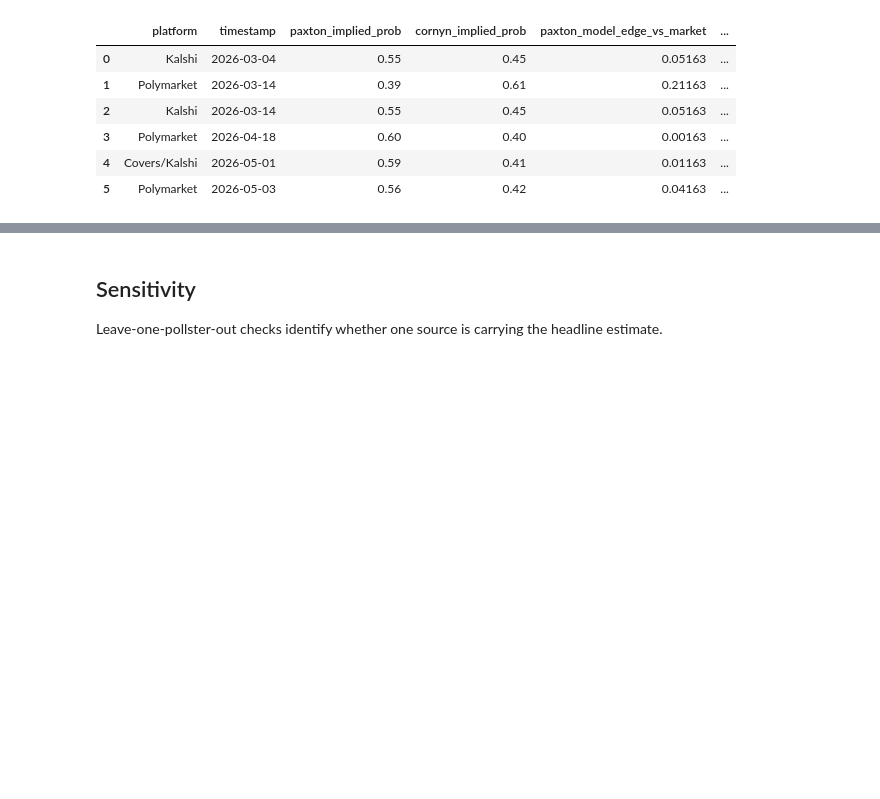
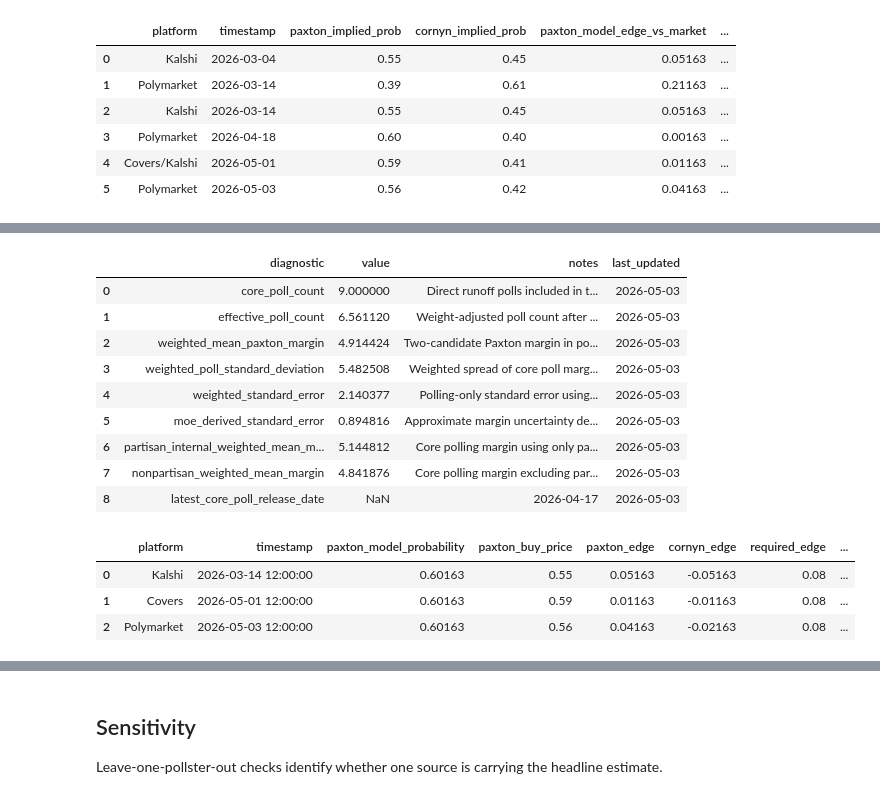
Before and after one commit to snailpop1/2026-Texas-GOP-Senate-Primary-Predictor, a Jupyter notebook: notebooks/tx_gop_senate_runoff_model.ipynb, the cells around one changed output, grey strips where cells are left out. Drawn from its saved outputs; the diff is of its cells as text; code cells hidden in the pictures; blank space fills up the shorter version.

```diff
--- a/notebooks/tx_gop_senate_runoff_model.ipynb
+++ b/notebooks/tx_gop_senate_runoff_model.ipynb
@@ -192,0 +200,24 @@ markets[market_cols]
+# %%
+display(poll_diagnostics)
+
+value_cols = [
+    'platform', 'timestamp', 'paxton_model_probability', 'paxton_buy_price',
+    'paxton_edge', 'cornyn_edge', 'required_edge', 'value_flag',
+    'research_side', 'illustrative_stake'
+]
+display(wager_value[value_cols])
+# %% [output]
+|  | diagnostic | value | notes | last_updated |
+| 0 | core_poll_count | 9.000000 | Direct runoff polls included in t... | 2026-05-03 |
+| 1 | effective_poll_count | 6.561120 | Weight-adjusted poll count after ... | 2026-05-03 |
+| 2 | weighted_mean_paxton_margin | 4.914424 | Two-candidate Paxton margin in po... | 2026-05-03 |
+| 3 | weighted_poll_standard_deviation | 5.482508 | Weighted spread of core poll marg... | 2026-05-03 |
+| 4 | weighted_standard_error | 2.140377 | Polling-only standard error using... | 2026-05-03 |
+| 5 | moe_derived_standard_error | 0.894816 | Approximate margin uncertainty de... | 2026-05-03 |
+| 6 | partisan_internal_weighted_mean_m... | 5.144812 | Core polling margin using only pa... | 2026-05-03 |
+| 7 | nonpartisan_weighted_mean_margin | 4.841876 | Core polling margin excluding par... | 2026-05-03 |
+| 8 | latest_core_poll_release_date | NaN | 2026-04-17 | 2026-05-03 |
+|  | platform | timestamp | paxton_model_probability | paxton_buy_price | paxton_edge | cornyn_edge | required_edge | ... |
+| 0 | Kalshi | 2026-03-14 12:00:00 | 0.60163 | 0.55 | 0.05163 | -0.05163 | 0.08 | ... |
+| 1 | Covers | 2026-05-01 12:00:00 | 0.60163 | 0.59 | 0.01163 | -0.01163 | 0.08 | ... |
+| 2 | Polymarket | 2026-05-03 12:00:00 | 0.60163 | 0.56 | 0.04163 | -0.02163 | 0.08 | ... |
```
Also changed, not shown: parts of 6 cells of this notebook, 36 other files.
